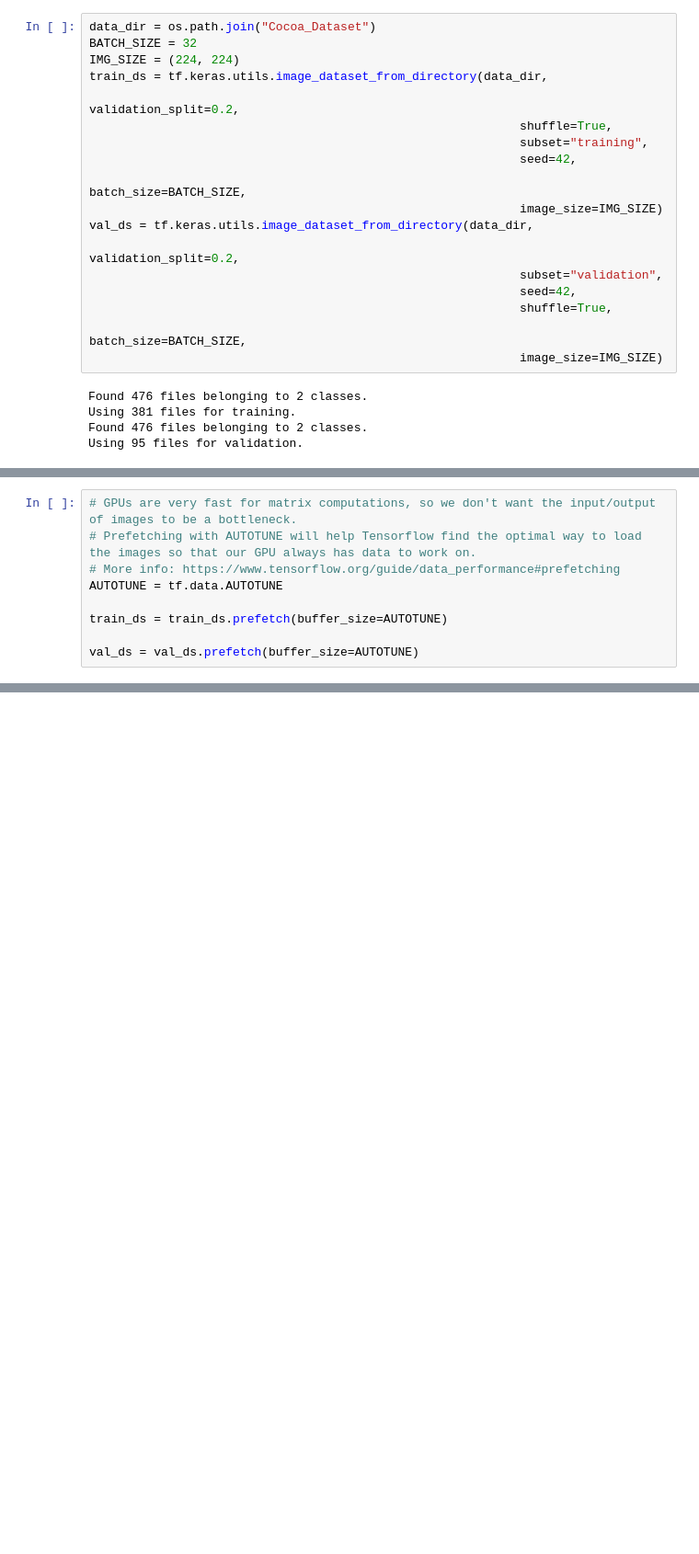
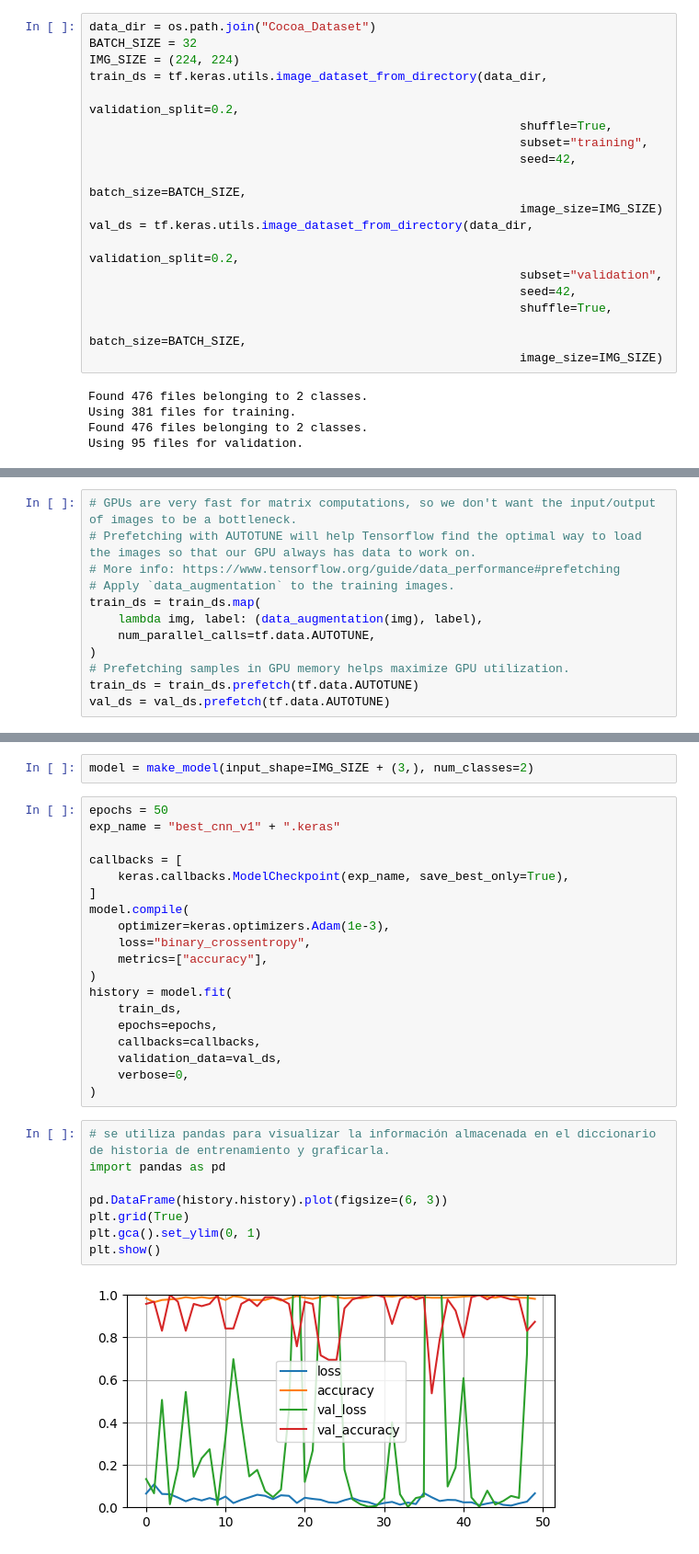
Before and after one commit to DiegoPaezA/cacao_cnn, a Jupyter notebook: cacao_cnn.ipynb, the cells around one changed output, grey strips where cells are left out. Shown at 92% size. Cells and saved outputs as stored; diff of their text form; blank space fills up the shorter version.

```diff
--- a/cacao_cnn.ipynb
+++ b/cacao_cnn.ipynb
@@ -53,8 +91,11 @@ for images, labels in train_ds.take(1): # takes one batch of images, let's see t
 # GPUs are very fast for matrix computations, so we don't want the input/output of images to be a bottleneck.
 # Prefetching with AUTOTUNE will help Tensorflow find the optimal way to load the images so that our GPU always has data to work on.
 # More info: https://www.tensorflow.org/guide/data_performance#prefetching
-AUTOTUNE = tf.data.AUTOTUNE
-
-train_ds = train_ds.prefetch(buffer_size=AUTOTUNE)
-
-val_ds = val_ds.prefetch(buffer_size=AUTOTUNE)
+# Apply `data_augmentation` to the training images.
+train_ds = train_ds.map(
+    lambda img, label: (data_augmentation(img), label),
+    num_parallel_calls=tf.data.AUTOTUNE,
+)
+# Prefetching samples in GPU memory helps maximize GPU utilization.
+train_ds = train_ds.prefetch(tf.data.AUTOTUNE)
+val_ds = val_ds.prefetch(tf.data.AUTOTUNE)
@@ -68,0 +149,31 @@ val_ds
+# %%
+model = make_model(input_shape=IMG_SIZE + (3,), num_classes=2)
+# %%
+epochs = 50
+exp_name = "best_cnn_v1" + ".keras"
+
+callbacks = [
+    keras.callbacks.ModelCheckpoint(exp_name, save_best_only=True),
+]
+model.compile(
+    optimizer=keras.optimizers.Adam(1e-3),
+    loss="binary_crossentropy",
+    metrics=["accuracy"],
+)
+history = model.fit(
+    train_ds,
+    epochs=epochs,
+    callbacks=callbacks,
+    validation_data=val_ds,
+    verbose=0,
+)
+# %%
+# se utiliza pandas para visualizar la información almacenada en el diccionario de historia de entrenamiento y graficarla.
+import pandas as pd
+
+pd.DataFrame(history.history).plot(figsize=(6, 3))
+plt.grid(True)
+plt.gca().set_ylim(0, 1)
+plt.show()
+# %% [output]
+[figure, added]
```
Also changed, not shown: parts of 17 cells of this notebook, 1 other file.
